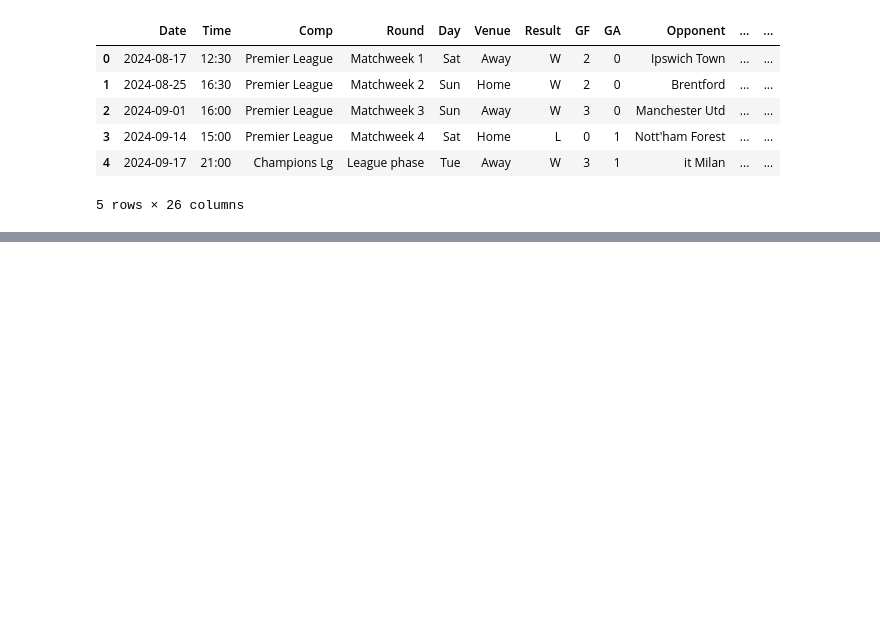
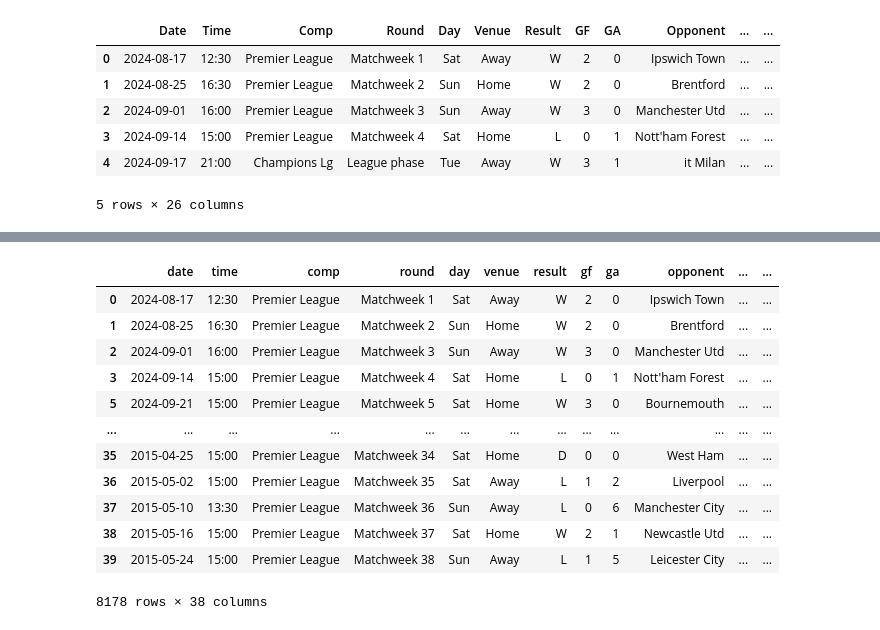
Before and after one commit to thanhbinh911/ML-Project-Football-Prediction, a Jupyter notebook: scrapping.ipynb, the cells around one changed output, grey strips where cells are left out. Saved outputs shown, nothing was run; the diff lists cells and outputs as text; code cells hidden in the pictures; blank space fills up the shorter version.

Commit message:
extract the data from in the last 10 season + create excel file from the data frame

```diff
--- a/scrapping.ipynb
+++ b/scrapping.ipynb
@@ -174,0 +202,4 @@ team_data
+# %%
+all_matches = [] # list of dataframe, each dataframe contain the matchlog for one team in one season
+# %%
+standings_url = "https://fbref.com/en/comps/9/Premier-League-Stats"
@@ -174,0 +263,20 @@ team_data
+# %%
+match_df = pd.concat(all_matches)
+# %%
+match_df.columns = [c.lower() for c in match_df.columns]
+# %%
+match_df
+# %% [output]
+|  | date | time | comp | round | day | venue | result | gf | ga | opponent | ... | ... |
+| 0 | 2024-08-17 | 12:30 | Premier League | Matchweek 1 | Sat | Away | W | 2 | 0 | Ipswich Town | ... | ... |
+| 1 | 2024-08-25 | 16:30 | Premier League | Matchweek 2 | Sun | Home | W | 2 | 0 | Brentford | ... | ... |
+| 2 | 2024-09-01 | 16:00 | Premier League | Matchweek 3 | Sun | Away | W | 3 | 0 | Manchester Utd | ... | ... |
+| 3 | 2024-09-14 | 15:00 | Premier League | Matchweek 4 | Sat | Home | L | 0 | 1 | Nott'ham Forest | ... | ... |
+| 5 | 2024-09-21 | 15:00 | Premier League | Matchweek 5 | Sat | Home | W | 3 | 0 | Bournemouth | ... | ... |
+| ... | ... | ... | ... | ... | ... | ... | ... | ... | ... | ... | ... | ... |
+| 35 | 2015-04-25 | 15:00 | Premier League | Matchweek 34 | Sat | Home | D | 0 | 0 | West Ham | ... | ... |
+| 36 | 2015-05-02 | 15:00 | Premier League | Matchweek 35 | Sat | Away | L | 1 | 2 | Liverpool | ... | ... |
+| 37 | 2015-05-10 | 13:30 | Premier League | Matchweek 36 | Sun | Away | L | 0 | 6 | Manchester City | ... | ... |
+| 38 | 2015-05-16 | 15:00 | Premier League | Matchweek 37 | Sat | Home | W | 2 | 1 | Newcastle Utd | ... | ... |
+| 39 | 2015-05-24 | 15:00 | Premier League | Matchweek 38 | Sun | Away | L | 1 | 5 | Leicester City | ... | ... |
+8178 rows × 38 columns
```
Also changed, not shown: parts of 17 cells of this notebook, 1 other file.
